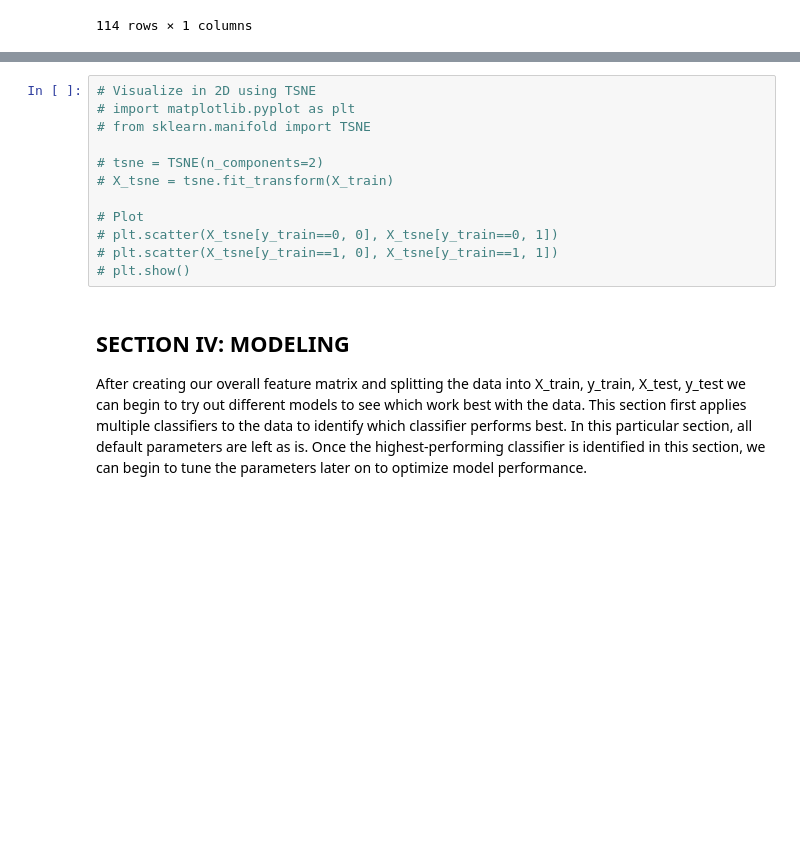
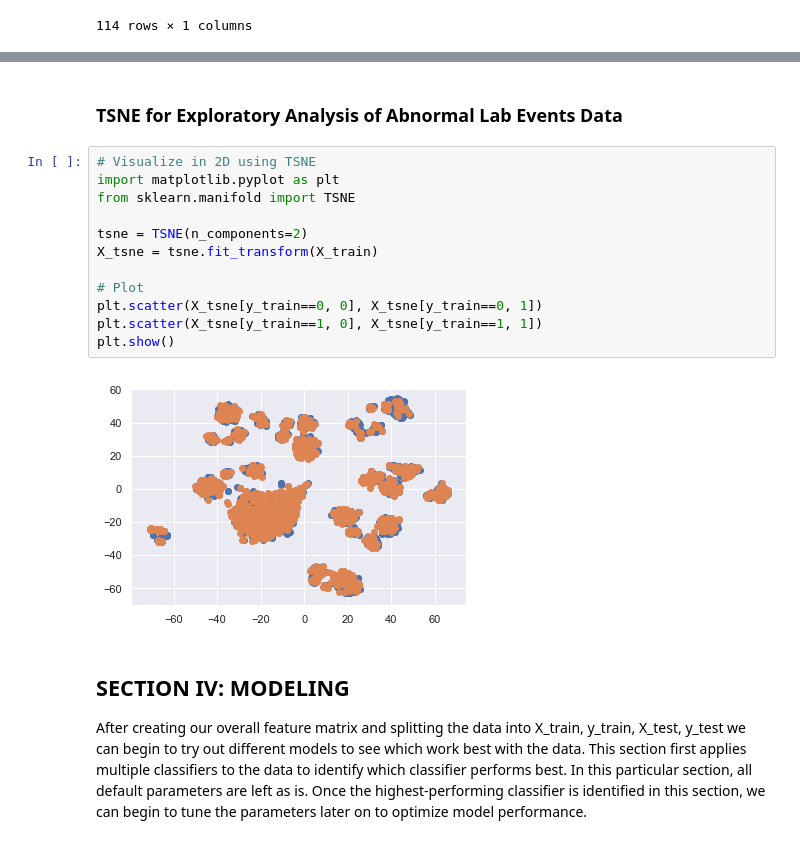
Before and after one commit to kevinmchu/BME590Final, a Jupyter notebook: Process Book.ipynb, the cells around one changed output, grey strips where cells are left out. Saved outputs shown, nothing was run; the diff lists cells and outputs as text; blank space fills up the shorter version.

```diff
--- a/Process Book.ipynb
+++ b/Process Book.ipynb
@@ -519,15 +604,19 @@ all_feat_names_df
+# %% [markdown]
+### TSNE for Exploratory Analysis of Abnormal Lab Events Data
 # %%
 # Visualize in 2D using TSNE
-# import matplotlib.pyplot as plt
-# from sklearn.manifold import TSNE
+import matplotlib.pyplot as plt
+from sklearn.manifold import TSNE
 
-# tsne = TSNE(n_components=2)
-# X_tsne = tsne.fit_transform(X_train)
+tsne = TSNE(n_components=2)
+X_tsne = tsne.fit_transform(X_train)
 
 # Plot
-# plt.scatter(X_tsne[y_train==0, 0], X_tsne[y_train==0, 1])
-# plt.scatter(X_tsne[y_train==1, 0], X_tsne[y_train==1, 1])
-# plt.show()
+plt.scatter(X_tsne[y_train==0, 0], X_tsne[y_train==0, 1])
+plt.scatter(X_tsne[y_train==1, 0], X_tsne[y_train==1, 1])
+plt.show()
+# %% [output]
+[figure, added]
 # %% [markdown]
 ## SECTION IV: MODELING
 
```
Also changed, not shown: parts of 7 cells of this notebook.
